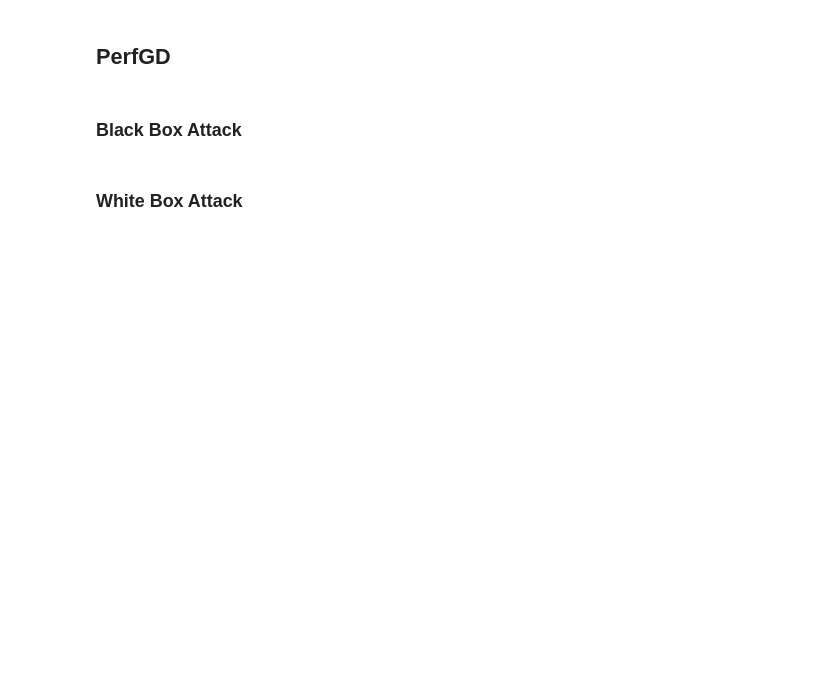
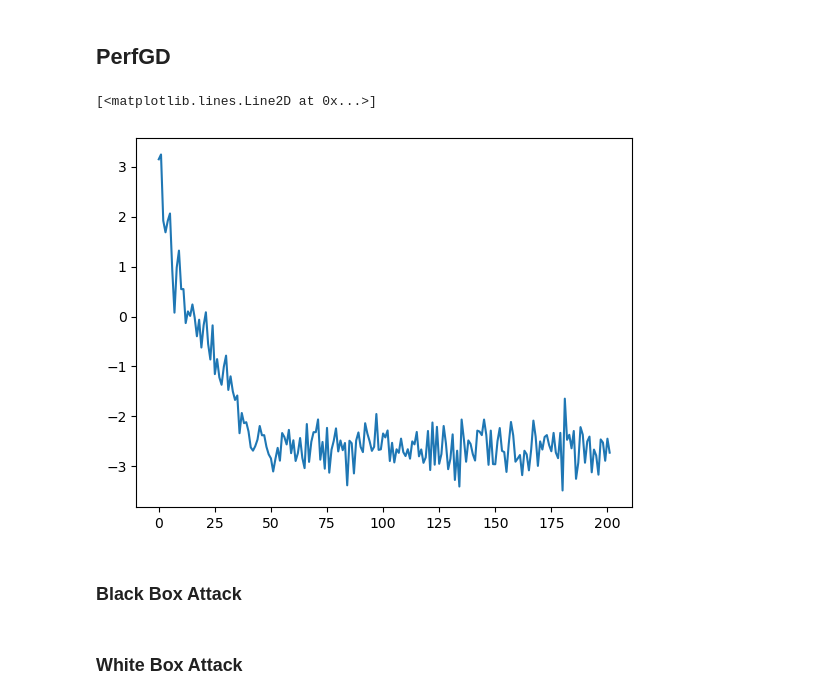
Before and after one commit to tetsnaga/poison-perf, a Jupyter notebook: make_delta_plots.ipynb, the cells around one changed output. Saved outputs shown, nothing was run; the diff lists cells and outputs as text; code cells hidden in the pictures; blank space fills up the shorter version.

```diff
--- a/make_delta_plots.ipynb
+++ b/make_delta_plots.ipynb
@@ -1058,28 +1057,36 @@ plt.show()
 # %% [markdown]
 ## PerfGD
 # %%
+eta = 0.1 # PerfGD needs higher learning rate
+delta_vals = [0.5, 1.0, 2.0] # Just to speed this up LOL
+
 # Clean training
 theta_clean_avg = []
 loss_clean_avg = []
 for trial in range(n_trials_per_delta):
     theta_clean, all_theta_clean, all_losses_clean = PerfGD(
                 f_hat=f_hat,
                 grad2_est=grad2_est,
                 D_theta=D_theta,
                 loss=loss,
                 theta_0=theta_0.clone(),
                 n=n,
                 eta=eta,
                 max_iter=max_iter,
                 return_losses=True,
                 normalize_grad=normalize_grad
     )
 
     theta_clean_avg.append(theta_clean)
     loss_clean_avg.append(all_losses_clean[-1])
 
 theta_clean = np.mean(theta_clean_avg, 0)
 loss_clean = np.mean(loss_clean_avg)
+
+plt.plot(all_losses_clean)
+# %% [output]
+[<matplotlib.lines.Line2D at 0x...>]
+[figure, added]
 # %% [markdown]
 ### Black Box Attack
 # %%
```
Also changed, not shown: parts of 11 cells of this notebook, 3 other files.
